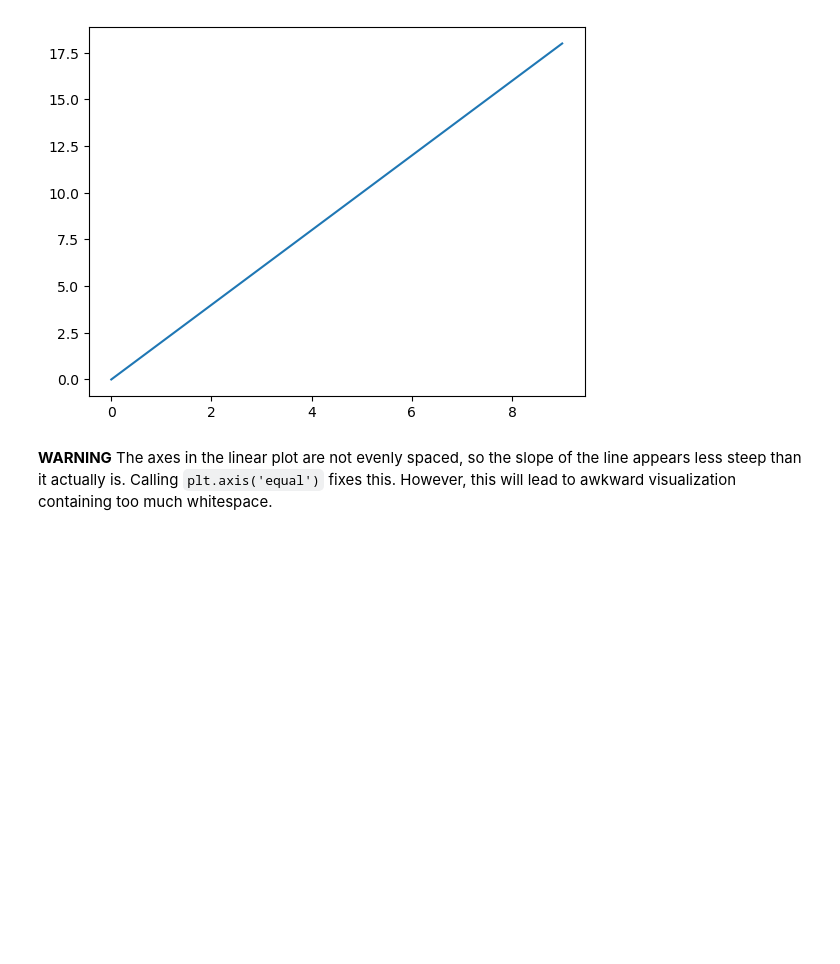
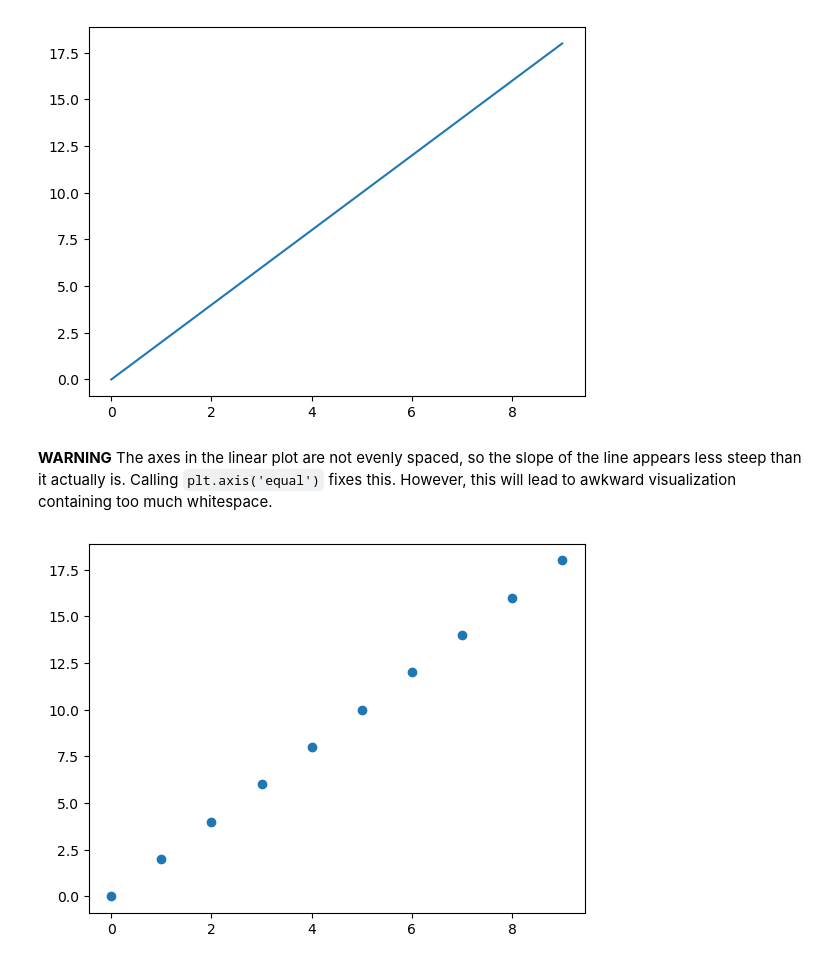
Before and after one commit to maxklr/ds_bookcamp, a Jupyter notebook: section_2.ipynb, the cells around one changed output. Drawn from its saved outputs; the diff is of its cells as text; code cells hidden in the pictures; blank space fills up the shorter version.

```diff
--- a/section_2.ipynb
+++ b/section_2.ipynb
@@ -25,3 +27,10 @@ plt.show()
 [figure]
 # %% [markdown]
 __WARNING__ The axes in the linear plot are not evenly spaced, so the slope of the line appears less steep than it actually is. Calling `plt.axis('equal')` fixes this. However, this will lead to awkward visualization containing too much whitespace.
+# %%
+# Listin 2.3 Plotting individual data points
+
+plt.scatter(x, y)
+plt.show()
+# %% [output]
+[figure, added]
```
Also changed, not shown: parts of 6 cells of this notebook.
